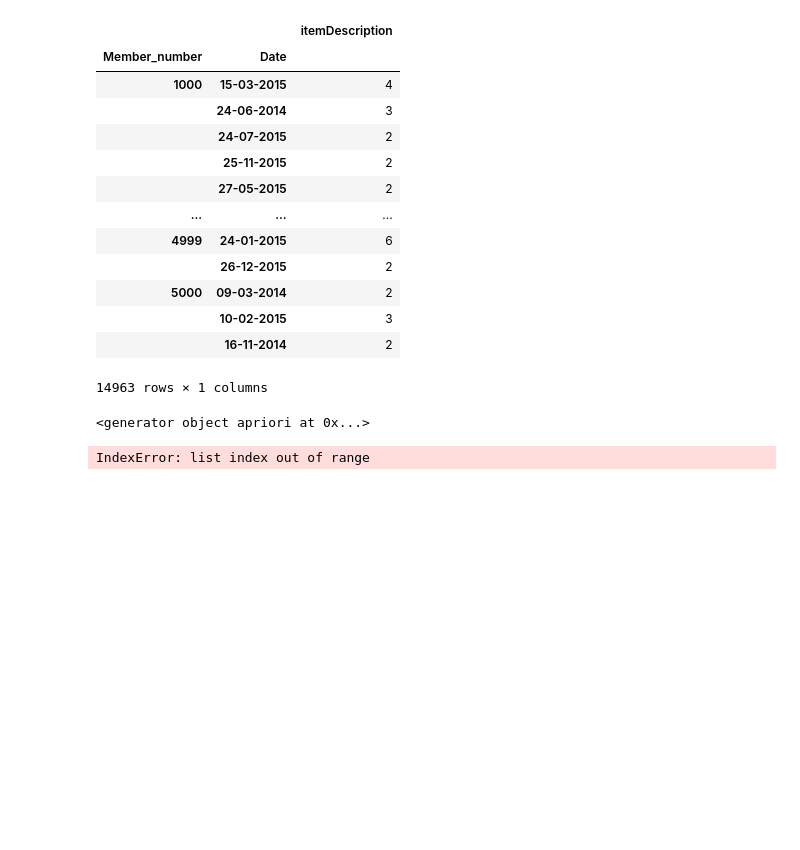
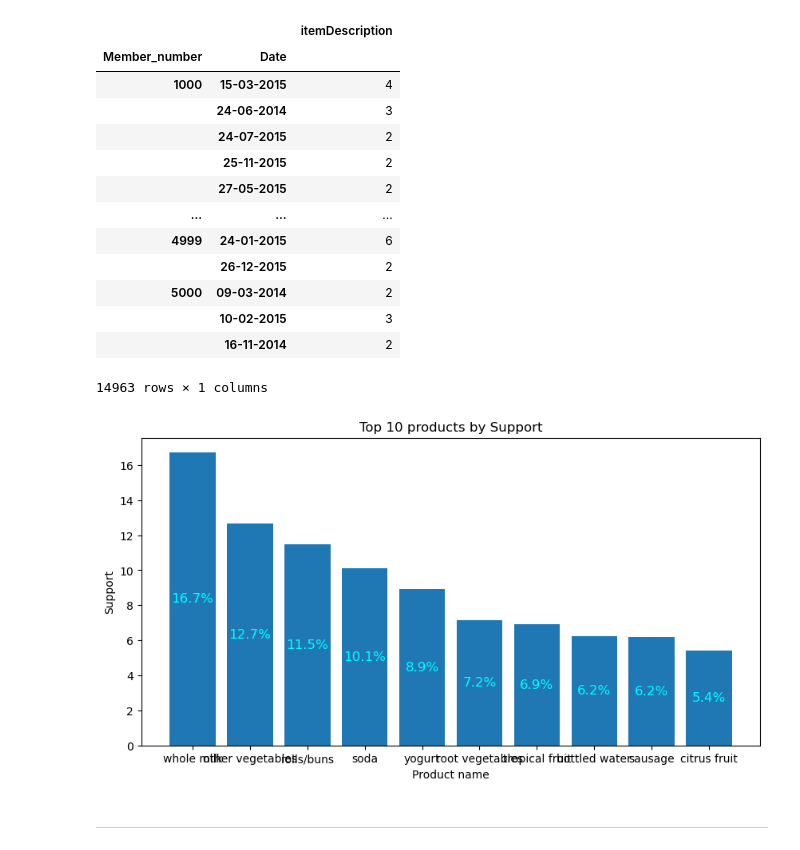
Before and after one commit to OmNikam04/TE_1sem, a Jupyter notebook: ML/Endsem_practicals/apriori/order1_market_basket_analysis.ipynb, the cells around one changed output. Saved outputs shown, nothing was run; the diff lists cells and outputs as text; code cells hidden in the pictures; blank space fills up the shorter version.

Commit message:
ML: apriori done

```diff
--- a/ML/Endsem_practicals/apriori/order1_market_basket_analysis.ipynb
+++ b/ML/Endsem_practicals/apriori/order1_market_basket_analysis.ipynb
@@ -75,11 +69,18 @@ transaction.count()
 |  | 10-02-2015 | 3 |
 |  | 16-11-2014 | 2 |
 14963 rows × 1 columns
-# %%
-assosiation_rules
-# %% [output]
-<generator object apriori at 0x...>
-# %%
-print(assosiation_results[0])
-# %% [output]
-IndexError: list index out of range
+# %%
+support = (store_data['itemDescription'].value_counts()/14963*100)
+# %%
+plt.figure(figsize=(10,5))
+bars = plt.bar(x = np.arange(len(support.head(10))), height = (support).head(10))
+plt.bar_label(bars, fontsize=12, color="cyan", fmt = '%2.1f%%', label_type="center")
+plt.xticks(ticks= np.arange(len(support.head(10))), labels = support.index[:10])
+plt.title("Top 10 products by Support")
+plt.xlabel("Product name")
+plt.ylabel("Support")
+plt.show()
+# %% [output]
+[figure, added]
+# %% [markdown]
+-----------------------------------
```
Also changed, not shown: parts of 12 cells of this notebook, 5 other files.
